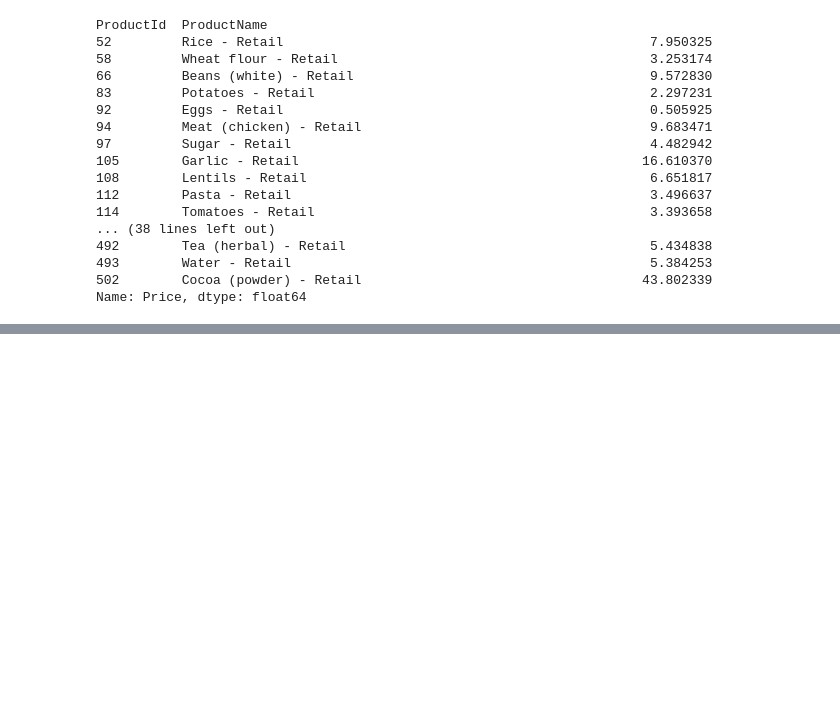
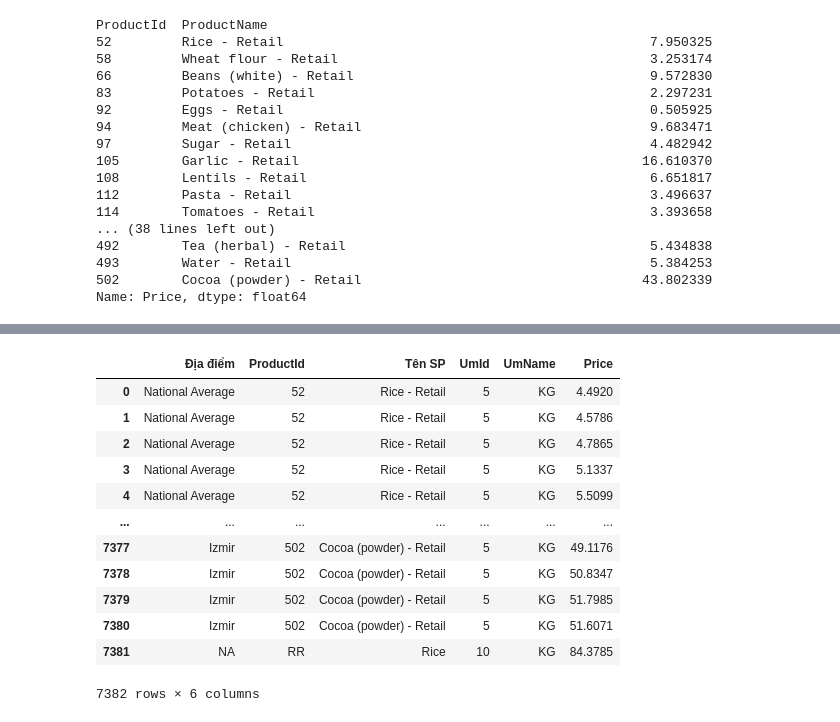
Before and after one commit to Trang27cl/testgit, a Jupyter notebook: FoodPrice_in_Turkey.ipynb, the cells around one changed output, grey strips where cells are left out. Saved outputs shown, nothing was run; the diff lists cells and outputs as text; code cells hidden in the pictures; blank space fills up the shorter version.

```diff
--- a/FoodPrice_in_Turkey.ipynb
+++ b/FoodPrice_in_Turkey.ipynb
@@ -68,0 +184,18 @@ Name: Price, dtype: float64
+# %%
+# Xóa nhiều cột sử dụng phương thức drop()
+data.drop(['Month','Year'], axis=1, inplace=True)
+data
+# %% [output]
+|  | Địa điểm | ProductId | Tên SP | UmId | UmName | Price |
+| 0 | National Average | 52 | Rice - Retail | 5 | KG | 4.4920 |
+| 1 | National Average | 52 | Rice - Retail | 5 | KG | 4.5786 |
+| 2 | National Average | 52 | Rice - Retail | 5 | KG | 4.7865 |
+| 3 | National Average | 52 | Rice - Retail | 5 | KG | 5.1337 |
+| 4 | National Average | 52 | Rice - Retail | 5 | KG | 5.5099 |
+| ... | ... | ... | ... | ... | ... | ... |
+| 7377 | Izmir | 502 | Cocoa (powder) - Retail | 5 | KG | 49.1176 |
+| 7378 | Izmir | 502 | Cocoa (powder) - Retail | 5 | KG | 50.8347 |
+| 7379 | Izmir | 502 | Cocoa (powder) - Retail | 5 | KG | 51.7985 |
+| 7380 | Izmir | 502 | Cocoa (powder) - Retail | 5 | KG | 51.6071 |
+| 7381 | NA | RR | Rice | 10 | KG | 84.3785 |
+7382 rows × 6 columns
```
Also changed, not shown: parts of 10 cells of this notebook.
